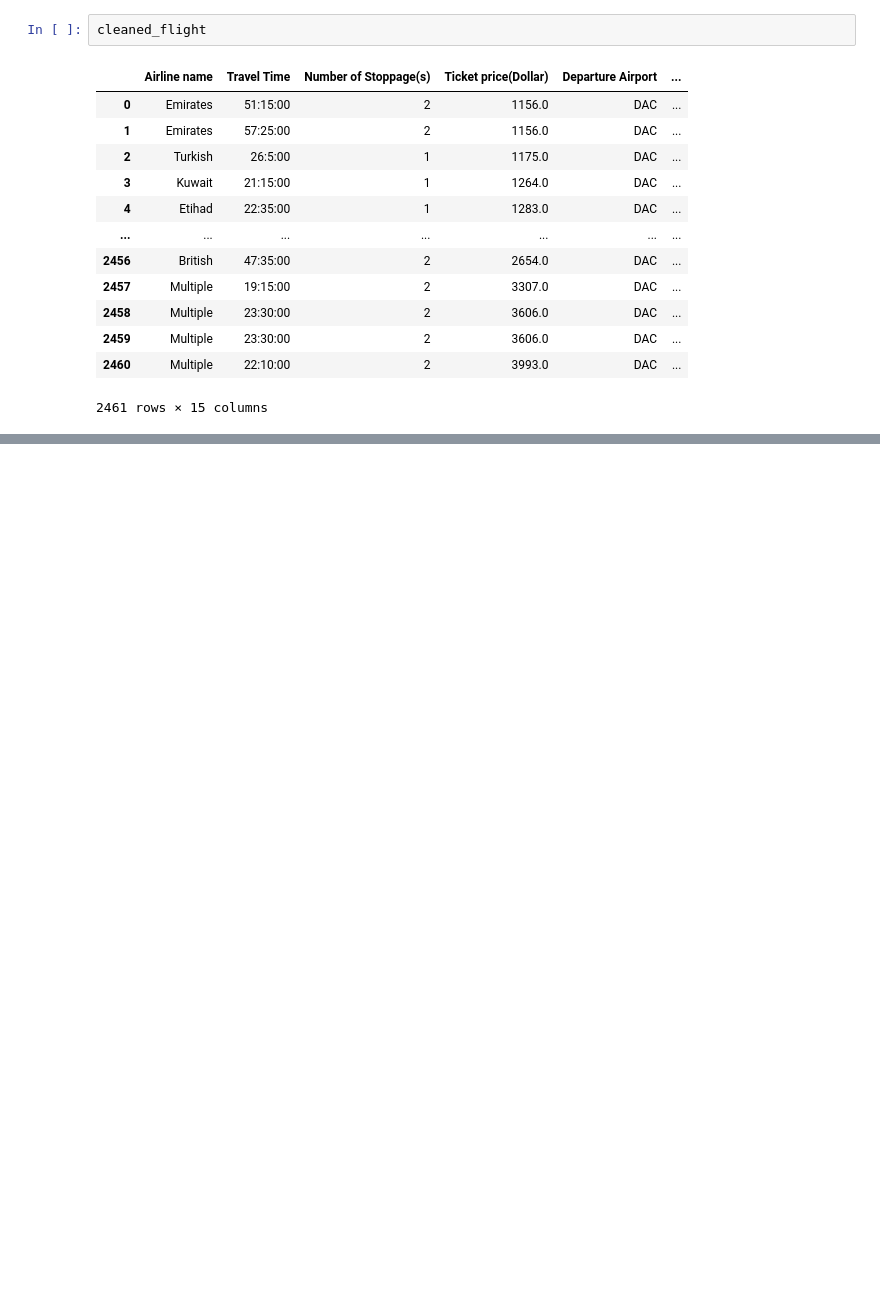
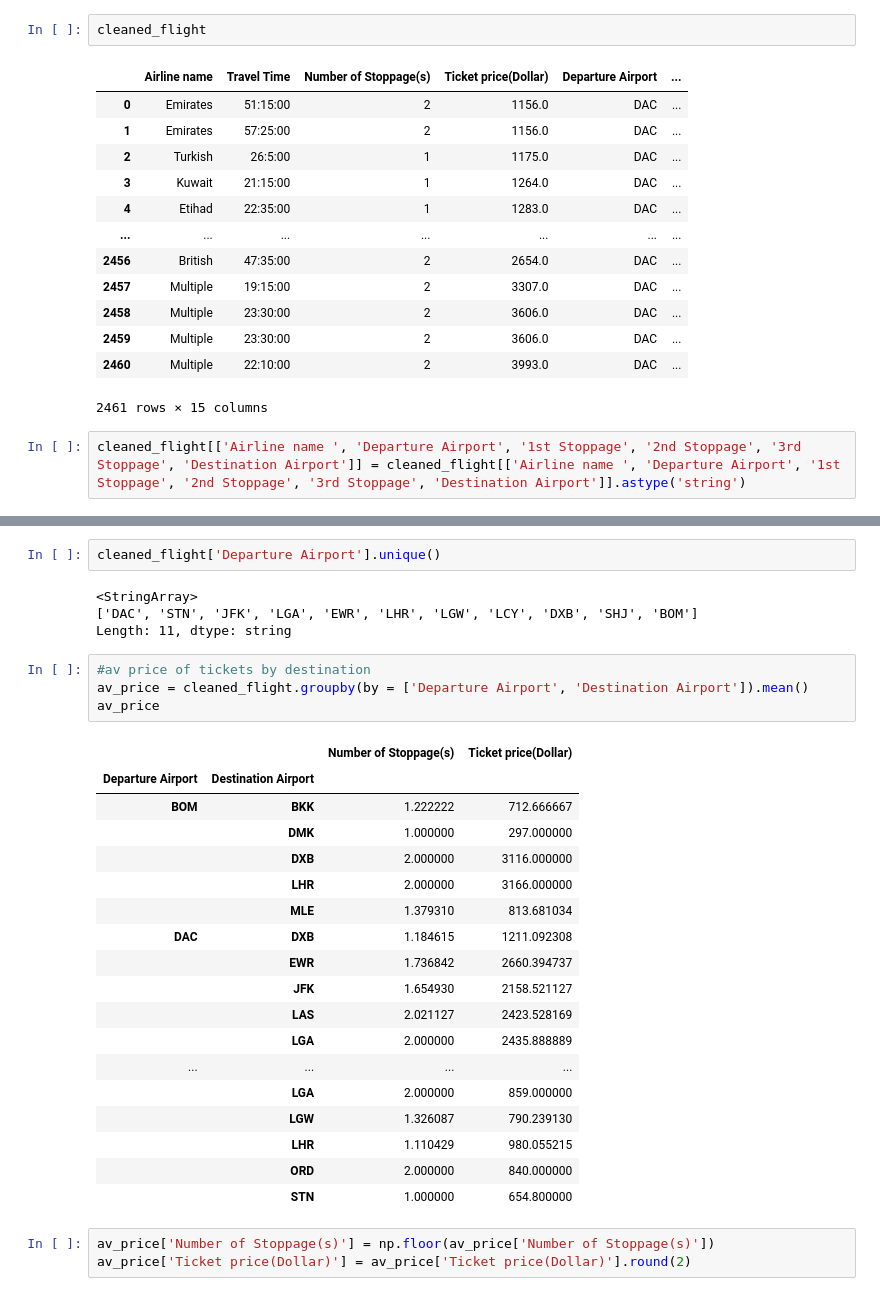
Before and after one commit to natalieheng/Project-2-Airline-Flight-Fares, a Jupyter notebook: Data Analysis for Project 2.ipynb, the cells around one changed output, grey strips where cells are left out. Cells and saved outputs as stored; diff of their text form; blank space fills up the shorter version.

```diff
--- a/Data Analysis for Project 2.ipynb
+++ b/Data Analysis for Project 2.ipynb
@@ -20,3 +20,5 @@ cleaned_flight
 | 2459 | Multiple | 23:30:00 | 2 | 3606.0 | DAC | ... |
 | 2460 | Multiple | 22:10:00 | 2 | 3993.0 | DAC | ... |
 2461 rows × 15 columns
+# %%
+cleaned_flight[['Airline name ', 'Departure Airport', '1st Stoppage', '2nd Stoppage', '3rd Stoppage', 'Destination Airport']] = cleaned_flight[['Airline name ', 'Departure Airport', '1st Stoppage', '2nd Stoppage', '3rd Stoppage', 'Destination Airport']].astype('string')
@@ -22,0 +54,32 @@ cleaned_flight
+# %%
+cleaned_flight['Departure Airport'].unique()
+# %% [output]
+<StringArray>
+['DAC', 'STN', 'JFK', 'LGA', 'EWR', 'LHR', 'LGW', 'LCY', 'DXB', 'SHJ', 'BOM']
+Length: 11, dtype: string
+# %%
+#av price of tickets by destination
+av_price = cleaned_flight.groupby(by = ['Departure Airport', 'Destination Airport']).mean()
+av_price
+# %% [output]
+|  |  | Number of Stoppage(s) | Ticket price(Dollar) |
+| Departure Airport | Destination Airport |  |  |
+| BOM | BKK | 1.222222 | 712.666667 |
+|  | DMK | 1.000000 | 297.000000 |
+|  | DXB | 2.000000 | 3116.000000 |
+|  | LHR | 2.000000 | 3166.000000 |
+|  | MLE | 1.379310 | 813.681034 |
+| DAC | DXB | 1.184615 | 1211.092308 |
+|  | EWR | 1.736842 | 2660.394737 |
+|  | JFK | 1.654930 | 2158.521127 |
+|  | LAS | 2.021127 | 2423.528169 |
+|  | LGA | 2.000000 | 2435.888889 |
+| ... | ... | ... | ... |
+|  | LGA | 2.000000 | 859.000000 |
+|  | LGW | 1.326087 | 790.239130 |
+|  | LHR | 1.110429 | 980.055215 |
+|  | ORD | 2.000000 | 840.000000 |
+|  | STN | 1.000000 | 654.800000 |
+# %%
+av_price['Number of Stoppage(s)'] = np.floor(av_price['Number of Stoppage(s)'])
+av_price['Ticket price(Dollar)'] = av_price['Ticket price(Dollar)'].round(2)
```
Also changed, not shown: parts of 5 cells of this notebook, 2 other files.
